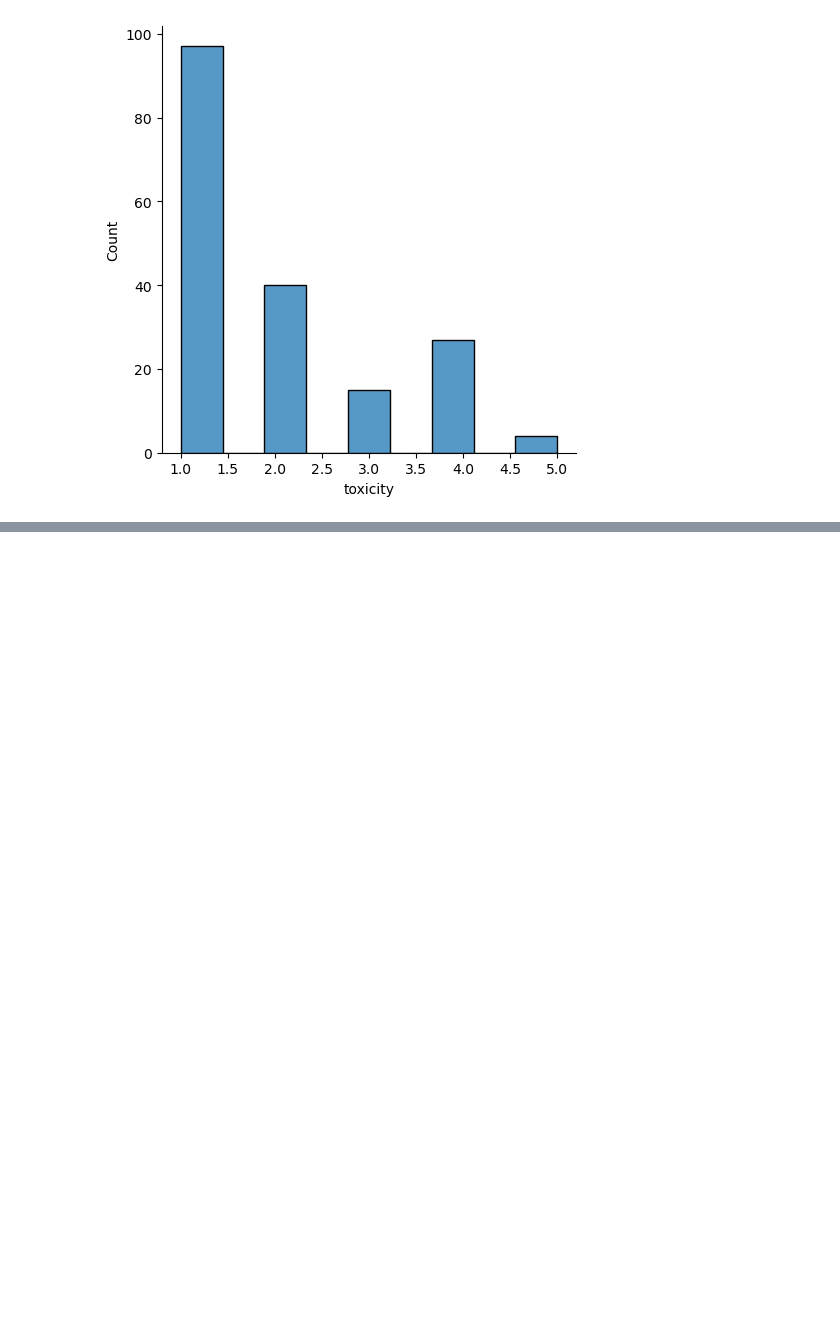
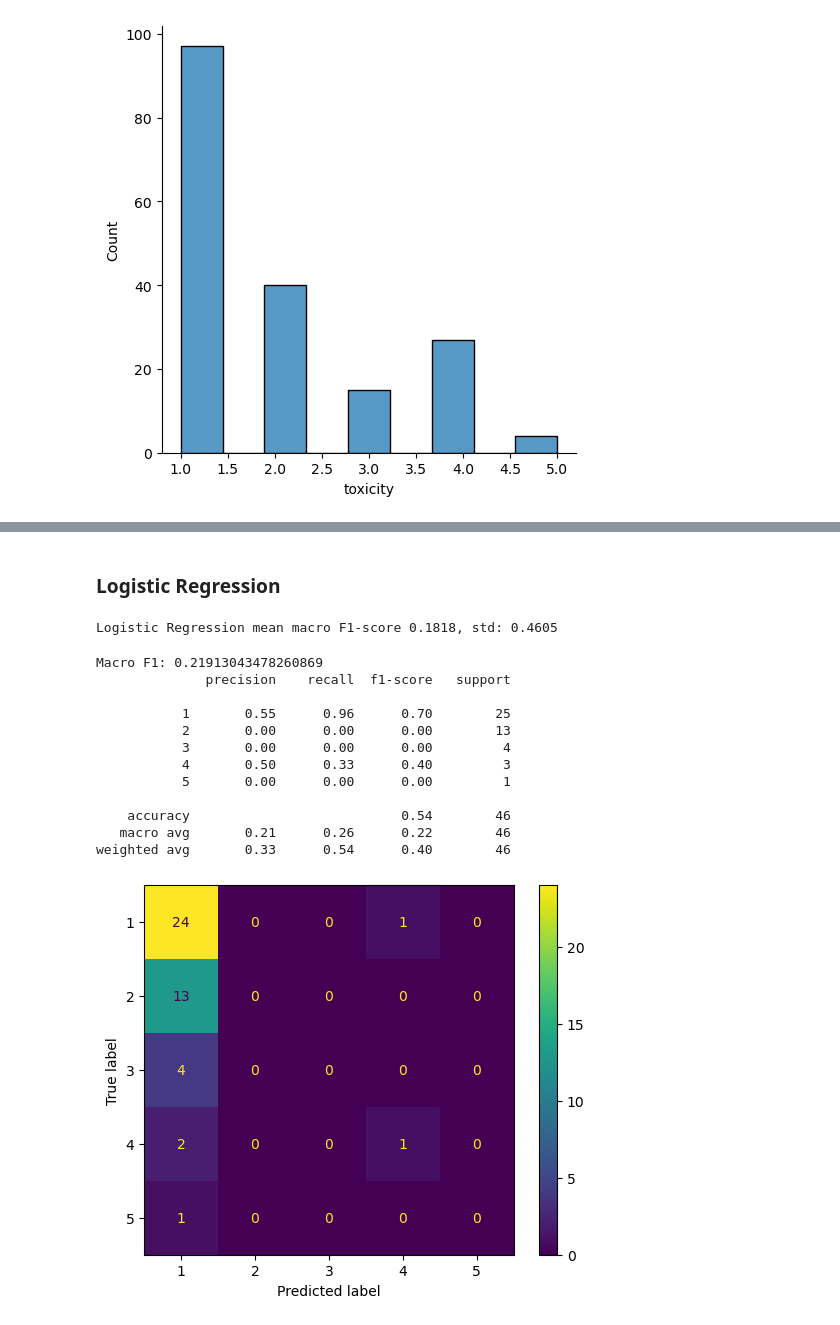
Before and after one commit to dimits-ts/practical_data_science, a Jupyter notebook: translation/lang_identification.ipynb, the cells around one changed output, grey strips where cells are left out. Saved outputs shown, nothing was run; the diff lists cells and outputs as text; code cells hidden in the pictures; blank space fills up the shorter version.

```diff
--- a/translation/lang_identification.ipynb
+++ b/translation/lang_identification.ipynb
@@ -1167,0 +1215,33 @@ sns.displot(toxicity_df.toxicity)
+# %% [markdown]
+### Logistic Regression
+# %%
+with warnings.catch_warnings():
+    # ignore warnings about deprecated methods in libraries
+    warnings.simplefilter("ignore")
+
+    lr = LogisticRegression(max_iter=1000)
+    res = cross_val_res(lr, x_train, y_train)
+    print(f"Logistic Regression mean macro F1-score {res[0]:.4f}, std: {res[1]:.4f}")
+# %% [output]
+Logistic Regression mean macro F1-score 0.1818, std: 0.4605
+# %%
+with warnings.catch_warnings():
+    warnings.simplefilter("ignore")
+    lr = LogisticRegression(max_iter=1000).fit(x_train, y_train)
+    lr_res = lr.predict(x_test)
+
+get_statistics(y_test, lr_res)
+# %% [output]
+Macro F1: 0.21913043478260869
+              precision    recall  f1-score   support
+
+           1       0.55      0.96      0.70        25
+           2       0.00      0.00      0.00        13
+           3       0.00      0.00      0.00         4
+           4       0.50      0.33      0.40         3
+           5       0.00      0.00      0.00         1
+
+    accuracy                           0.54        46
+   macro avg       0.21      0.26      0.22        46
+weighted avg       0.33      0.54      0.40        46
+[figure, added]
```
Also changed, not shown: parts of 17 cells of this notebook.
